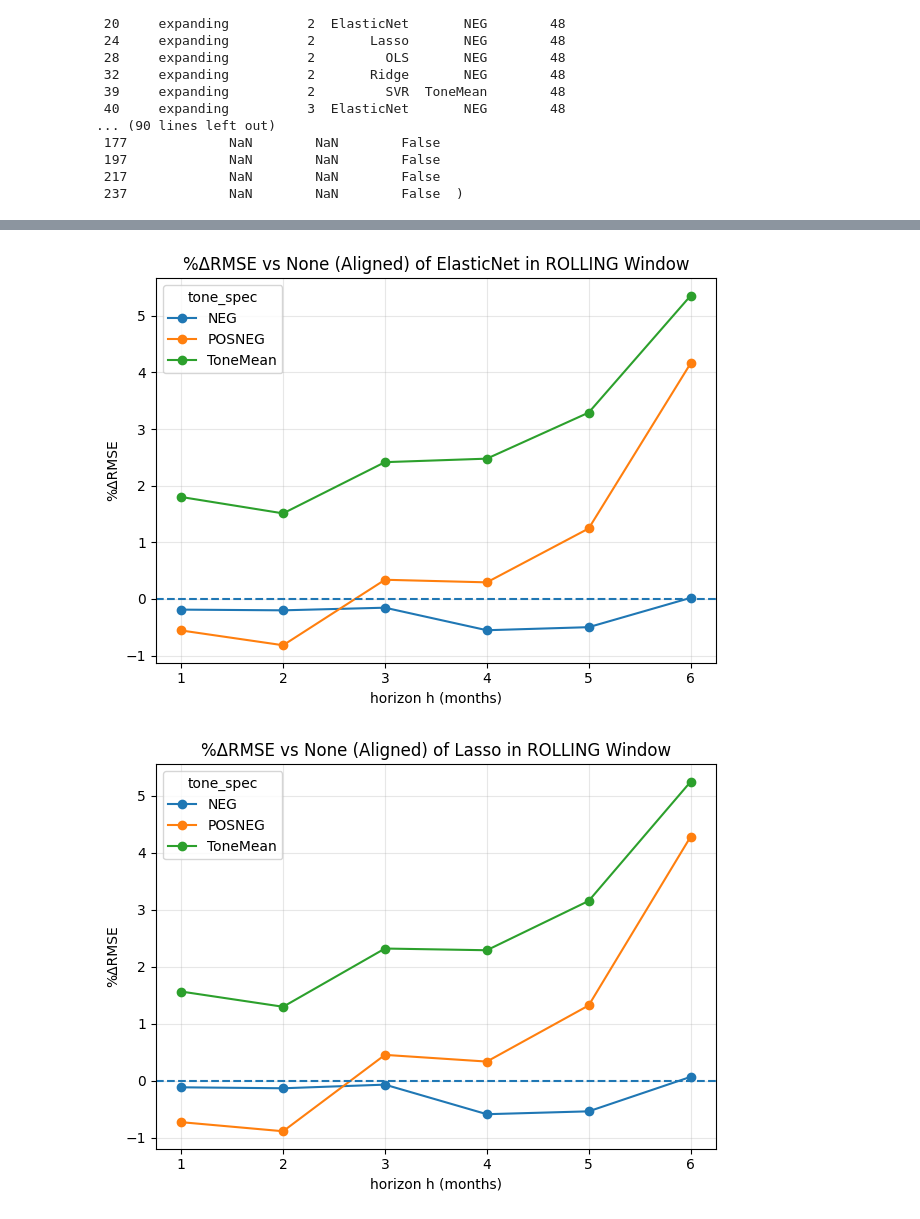
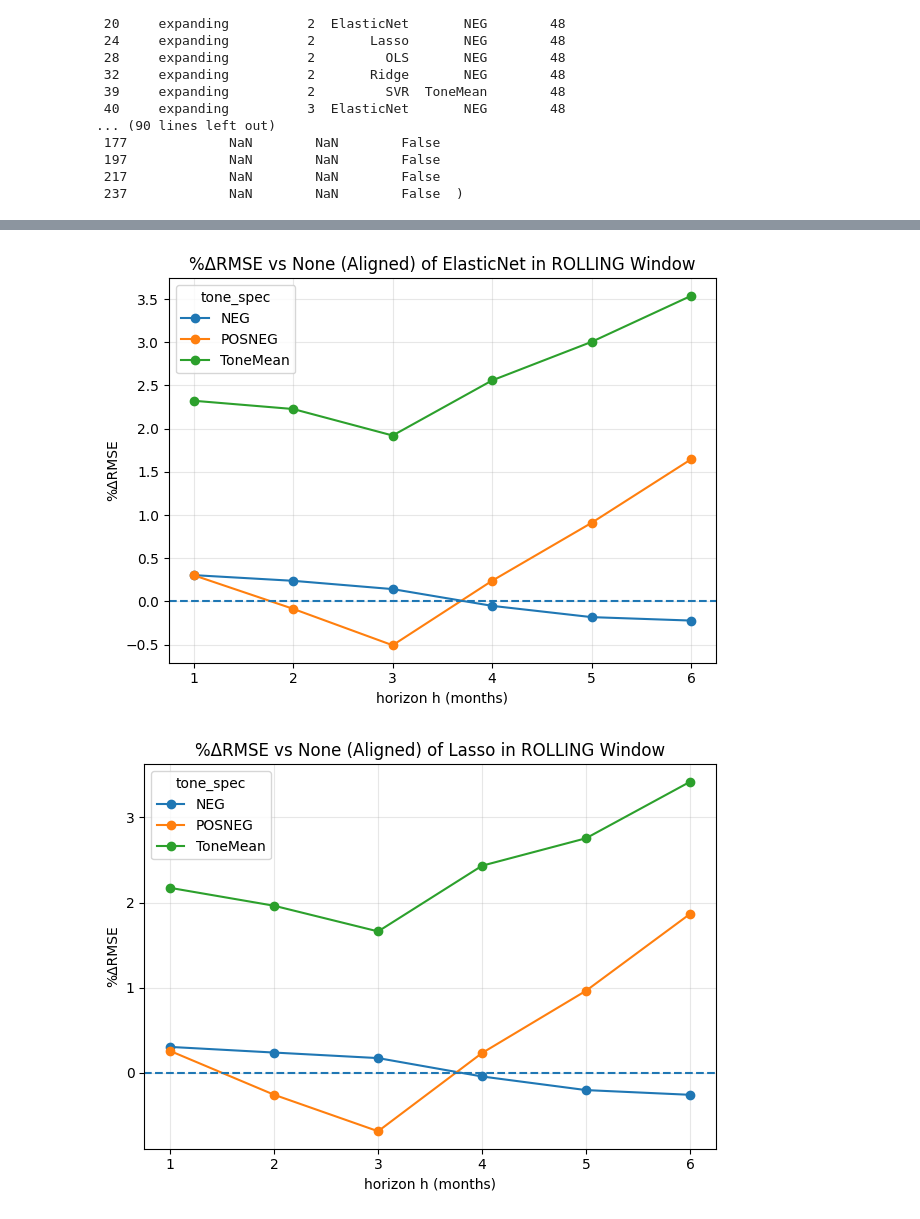
Before and after one commit to kricme/Manero-Panganiban-Serafica, a Jupyter notebook: 07 Forecasting/07 Forecasting.ipynb, the cells around one changed output, grey strips where cells are left out. Drawn from its saved outputs; the diff is of its cells as text; code cells hidden in the pictures.

Commit message:
Refactor: rerun downstream notebooks with corrected datasets, updated file paths, and add Colab setup

```diff
--- a/07 Forecasting/07 Forecasting.ipynb
+++ b/07 Forecasting/07 Forecasting.ipynb
@@ -14,10 +36,12 @@ from sklearn.metrics import mean_squared_error, mean_absolute_error
 
 from scipy import stats
 # %%
-DATA_PATH = "00 Cleaned Dataset/04 econ data with econobert results/withGDP_IRD_with_tone_dataset_jittered.csv"
+DATA_PATH = "../00 Cleaned Dataset/04 econ data with econobert results/withGDP_IRD_with_tone_dataset_jittered.csv"
+OUT_DIR = "results"
+os.makedirs(OUT_DIR, exist_ok=True)
 
 DATE_COL = "Date"
-Y_COL = "INTERBANK CALL LOAN RATE"
+Y_COL = "Interbank Call Loan Rate"
 
 MACRO_COLS = [
     "Real GDP",
@@ -181,7 +205,7 @@ def make_forecast_panel(df: pd.DataFrame) -> pd.DataFrame:
         ["window_scheme", "horizon_h", "model", "tone_spec", "origin_date"]
     ).reset_index(drop=True)
 
-    panel.to_csv("oos_forecast_panel.csv", index=False)
+    panel.to_csv(os.path.join(OUT_DIR, "oos_forecast_panel.csv"), index=False)
     print("Saved: oos_forecast_panel.csv")
     return panel
 
@@ -245,7 +269,7 @@ def aligned_accuracy(panel: pd.DataFrame) -> pd.DataFrame:
         ["window_scheme","horizon_h","model","tone_spec"]
     ).reset_index(drop=True)
 
-    res.to_csv("aligned_accuracy.csv", index=False)
+    res.to_csv(os.path.join(OUT_DIR, "aligned_accuracy.csv"), index=False)
     print("Saved: aligned_accuracy.csv")
     return res
 
@@ -371,7 +395,7 @@ def significance(panel: pd.DataFrame) -> pd.DataFrame:
         ["window_scheme","horizon_h","model","tone_spec"]
     ).reset_index(drop=True)
 
-    res.to_csv("significance_cw_dm.csv", index=False)
+    res.to_csv(os.path.join(OUT_DIR, "significance_cw_dm.csv"), index=False)
     print("Saved: significance_cw_dm.csv")
     return res
 
@@ -483,7 +508,8 @@ def plot_pct_improvement(acc2: pd.DataFrame):
             ax.set_ylabel("%ΔRMSE")
             ax.grid(True, alpha=0.3)
             plt.tight_layout()
-            plt.savefig(f"pct_drmse_aligned_{scheme}_{model}.png".replace(" ","_"), dpi=200)
+            filename = f"pct_drmse_aligned_{scheme}_{model}.png".replace(" ", "_")
+            plt.savefig(os.path.join(OUT_DIR, filename), dpi=200)
             plt.show()
 
 plot_pct_improvement(acc2)
@@ -496,2 +522,2 @@ plot_pct_improvement(acc2)
-[figure, old version]
+[figure, new version]
-[figure, old version]
+[figure, new version]
```
Also changed, not shown: parts of 22 cells of this notebook.
